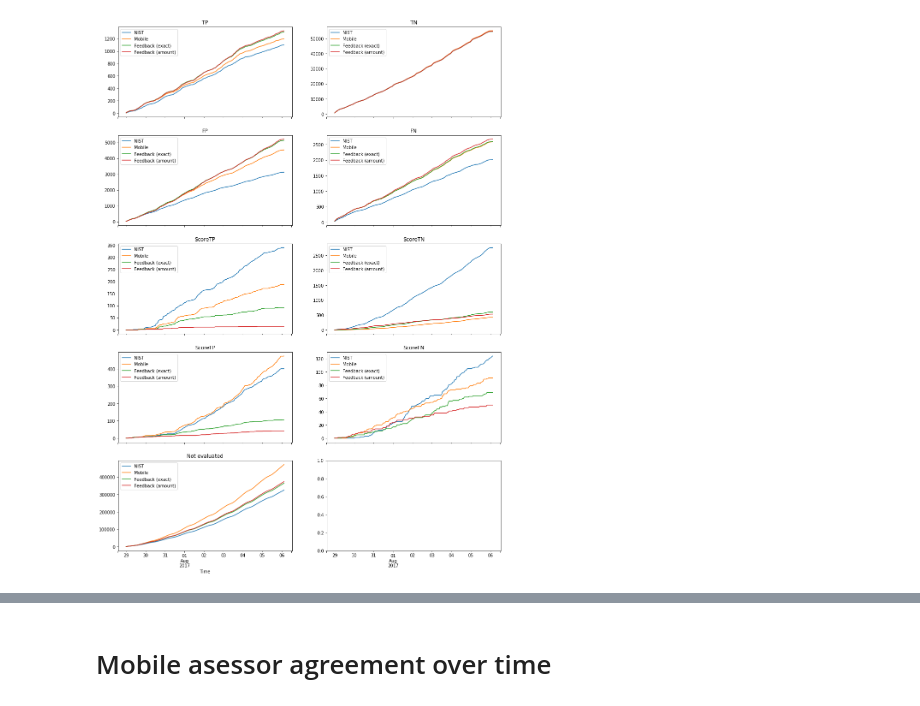
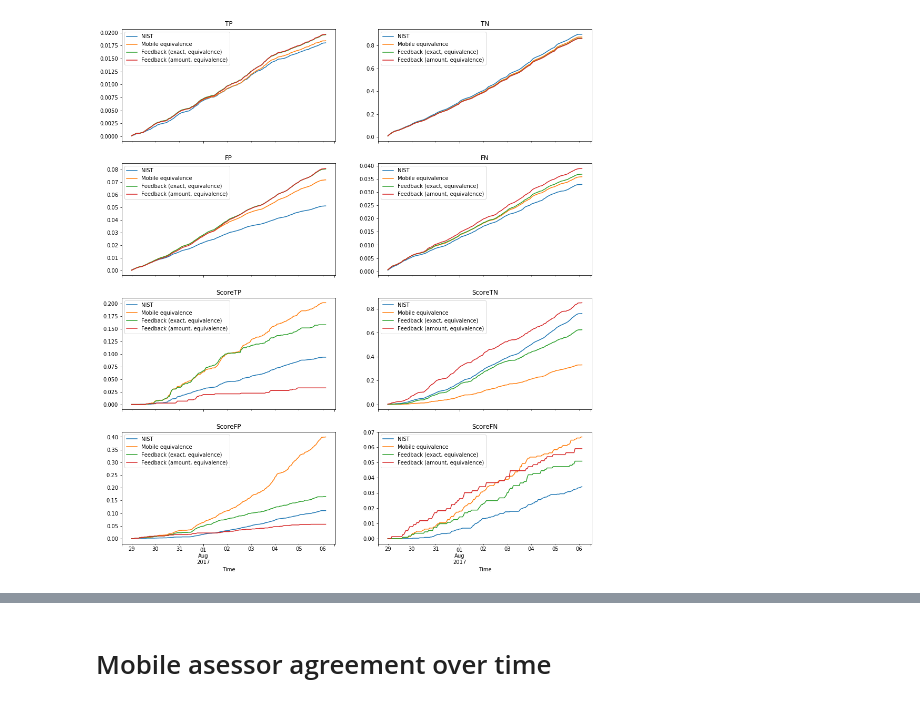
Before and after one commit to dimazest/flock, a Jupyter notebook: rocchio.ipynb, the cells around one changed output, grey strips where cells are left out. Saved outputs shown, nothing was run; the diff lists cells and outputs as text; code cells hidden in the pictures.

```diff
--- a/rocchio.ipynb
+++ b/rocchio.ipynb
@@ -73,16 +116,25 @@ for ax, (point, title) in zip(axs, _to_plot):
 evaluation_nist = r.evaluate(point_nist, qrels_nist)
 # %%
 evaluation_mobile = r.evaluate(point_mobile, qrels_mobile)
+# %%
+evaluation_mobile_equivalence = r.evaluate(point_mobile_equivalence, qrels_mobile_equivalence)
 # %%
 evaluation_feedback_exact = r.evaluate(point_feedback_exact, qrels_mobile)
+# %%
+evaluation_feedback_exact_equivalence = r.evaluate(point_feedback_exact_equivalence, qrels_mobile_equivalence)
 # %%
 evaluation_feedback_amount = r.evaluate(point_feedback_amount, qrels_mobile)
+# %%
+evaluation_feedback_amount_equivalence = r.evaluate(point_feedback_amount_equivalence, qrels_mobile_equivalence)
 # %%
 _to_plot = [
     (evaluation_nist, 'NIST'),
     (evaluation_mobile, 'Mobile'),
+    (evaluation_mobile_equivalence, 'Mobile equivalence'),
     (evaluation_feedback_exact, 'Feedback (exact)'),
+    (evaluation_feedback_exact_equivalence, 'Feedback (exact, equivalence)'),
     (evaluation_feedback_amount, 'Feedback (amount)'),
+    (evaluation_feedback_amount_equivalence, 'Feedback (amount, equivalence)'),
 ]
 
 # fig, axs = plt.subplots(len(_to_plot), sharex=True, figsize=(17, 6 * len(_to_plot)))
@@ -100,19 +168,41 @@ for evaluation, title in _to_plot:
 # %%
 _to_plot = [
     ['TP', 'TN'],
     ['FP', 'FN'],
     ['ScoreTP', 'ScoreTN'],
     ['ScoreFP', 'ScoreFN'],
-    ['Not evaluated'],
+#     ['Not evaluated'],
 ]
 
 fig, axs = plt.subplots(len(_to_plot), 2, sharex=True, figsize=(16, 4.5 * len(_to_plot)))
 
 for what_, axs_ in zip(_to_plot, axs):
     for what, ax in zip(what_, axs_):
+
+        if what.startswith('S'):
+            _ = ['ScoreTP', 'ScoreTN', 'ScoreFP', 'ScoreFN']
+        else:
+            _ = ['TP', 'TN', 'FP', 'FN']
+        N = evaluation_over_time[_].groupby(axis='columns', level=1).sum().max()
+
         if what:
-            evaluation_over_time[what].plot(ax=ax, title=what)
+            (
+                evaluation_over_time[what]
+#                 / evaluation_over_time[what].max()
+#                 / evaluation_over_time.groupby(axis='columns', level=1).sum().max()
+                / N
+            )[
+                [
+                    'NIST',
+#                     'Mobile',
+                    'Mobile equivalence',
+#                     'Feedback (exact)',
+                    'Feedback (exact, equivalence)',
+#                     'Feedback (amount)',
+                    'Feedback (amount, equivalence)',
+                ]
+            ].plot(ax=ax, title=what)
 # %% [output]
-[figure, old version]
+[figure, new version]
 # %%
 r.plot_evaluation(evaluation_nist);
```
Also changed, not shown: parts of 37 cells of this notebook.
